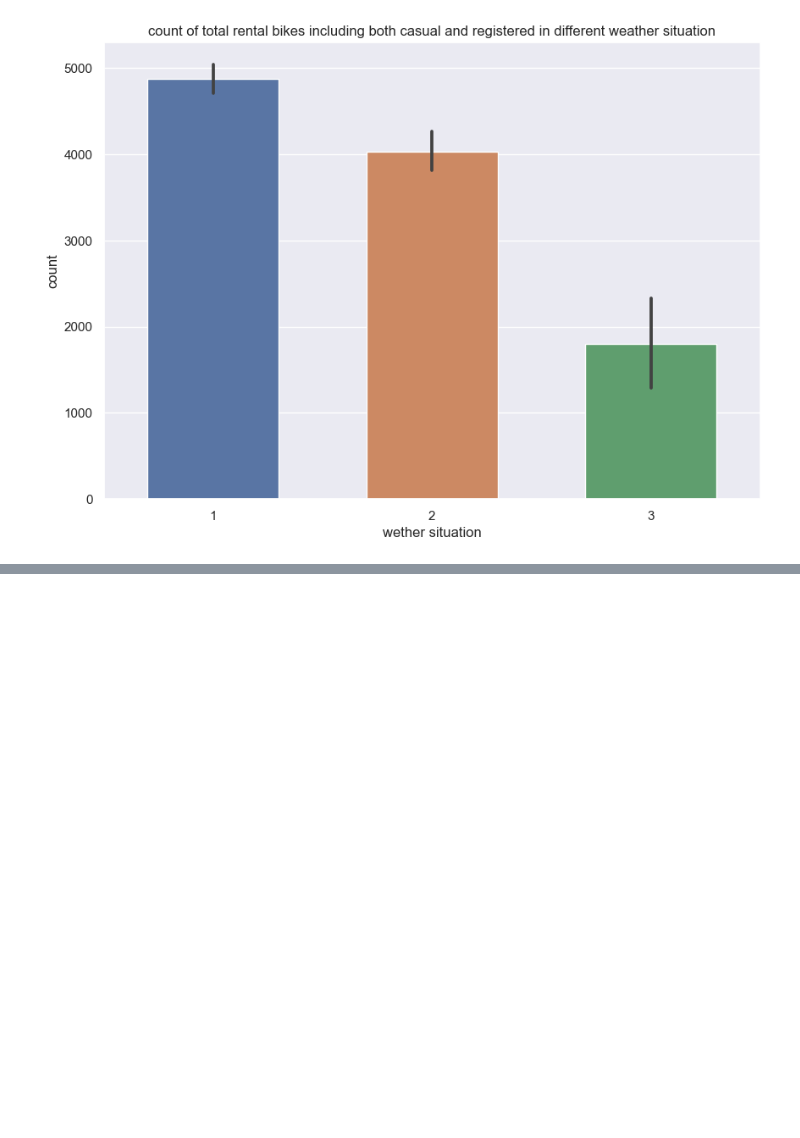
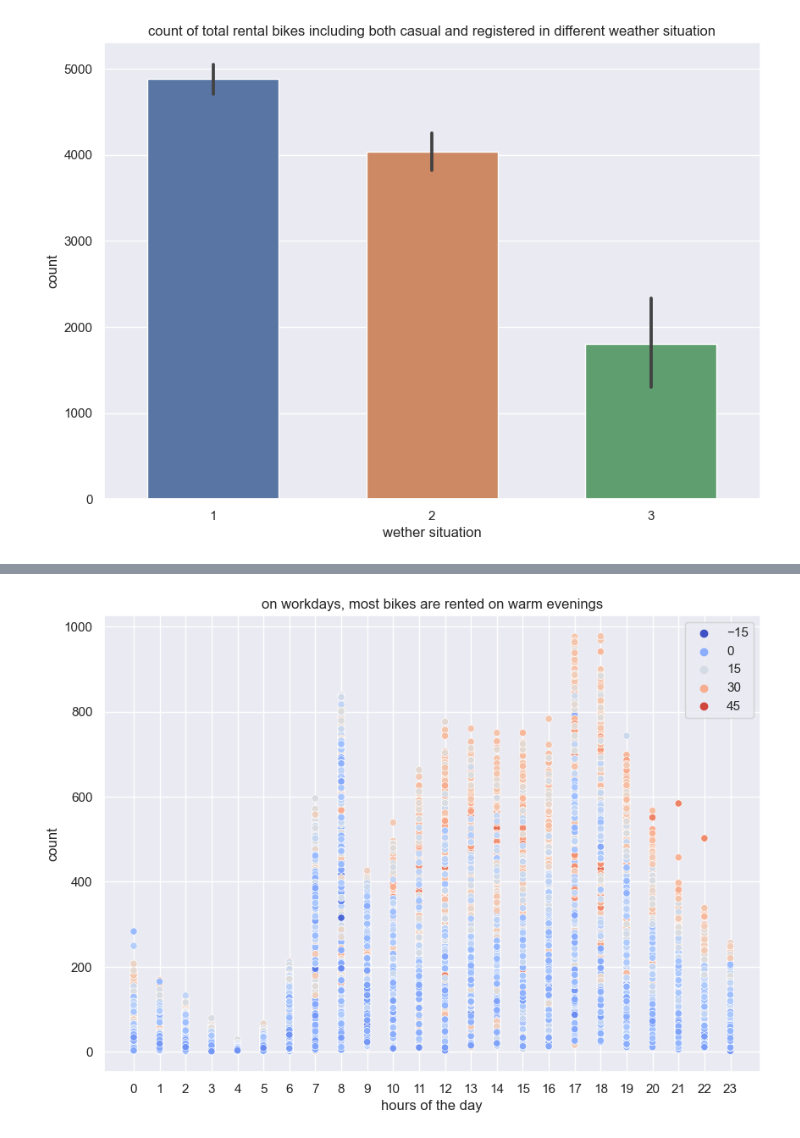
Before and after one commit to satomi26/Project-3-capital-bike-share, a Jupyter notebook: capital_bike.ipynb, the cells around one changed output, grey strips where cells are left out. Drawn from its saved outputs; the diff is of its cells as text; code cells hidden in the pictures; blank space fills up the shorter version.

```diff
--- a/capital_bike.ipynb
+++ b/capital_bike.ipynb
@@ -519,0 +623,13 @@ plt.show()
+# %%
+palette = sns.color_palette("coolwarm", as_cmap=True)
+plt.figure(figsize=(10,7))
+sns.scatterplot(data = df_hour, x = df_hour["hr"], y = df_hour["cnt"], hue = "feeling_temp_in_cel", palette=palette)
+plt.title("on workdays, most bikes are rented on warm evenings")
+plt.xlabel("hours of the day")
+plt.ylabel("count")
+x = np.arange(0,24)
+plt.xticks(x)
+plt.legend()
+plt.show()
+# %% [output]
+[figure, added]
```
Also changed, not shown: parts of 21 cells of this notebook.
